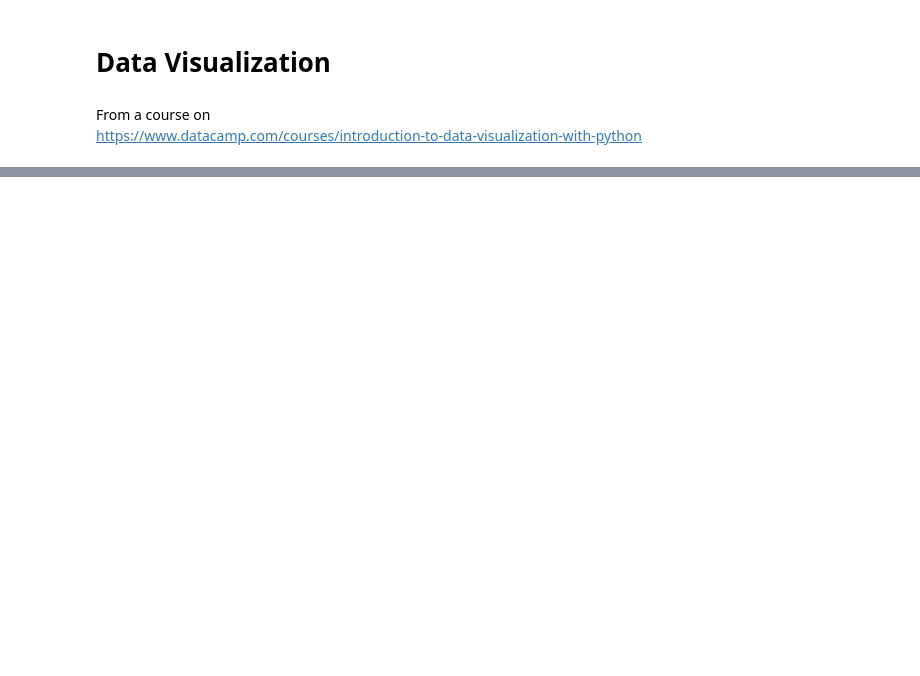
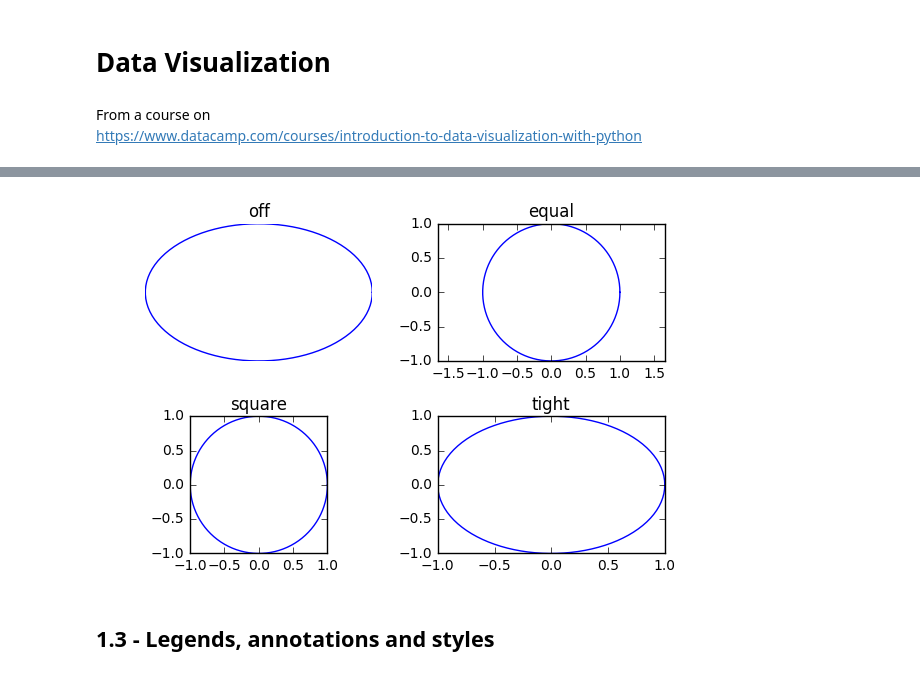
Before and after one commit to sondrevf/Ipython_Cern, a Jupyter notebook: 00_PythonInGeneral/IntroductionToDataVisualization.ipynb, the cells around one changed output, grey strips where cells are left out. Saved outputs shown, nothing was run; the diff lists cells and outputs as text; code cells hidden in the pictures; blank space fills up the shorter version.

```diff
--- a/00_PythonInGeneral/IntroductionToDataVisualization.ipynb
+++ b/00_PythonInGeneral/IntroductionToDataVisualization.ipynb
@@ -27,0 +86,20 @@ plt.plot
+# %%
+R = np.ones(100)
+phi = np.linspace(0,2*np.pi,100)
+x = R*np.cos(phi)
+y = R*np.sin(phi)
+
+for i in range(4):
+    plt.subplot(2,2,1+i)
+    plt.plot(x,y)
+    name = ['off','equal','square','tight'][i]
+    plt.axis(name)
+    plt.title(name)
+
+
+plt.tight_layout()
+plt.show()
+# %% [output]
+[figure, added]
+# %% [markdown]
+## 1.3 - Legends, annotations and styles
```
Also changed, not shown: parts of 16 cells of this notebook, 22 other files.
